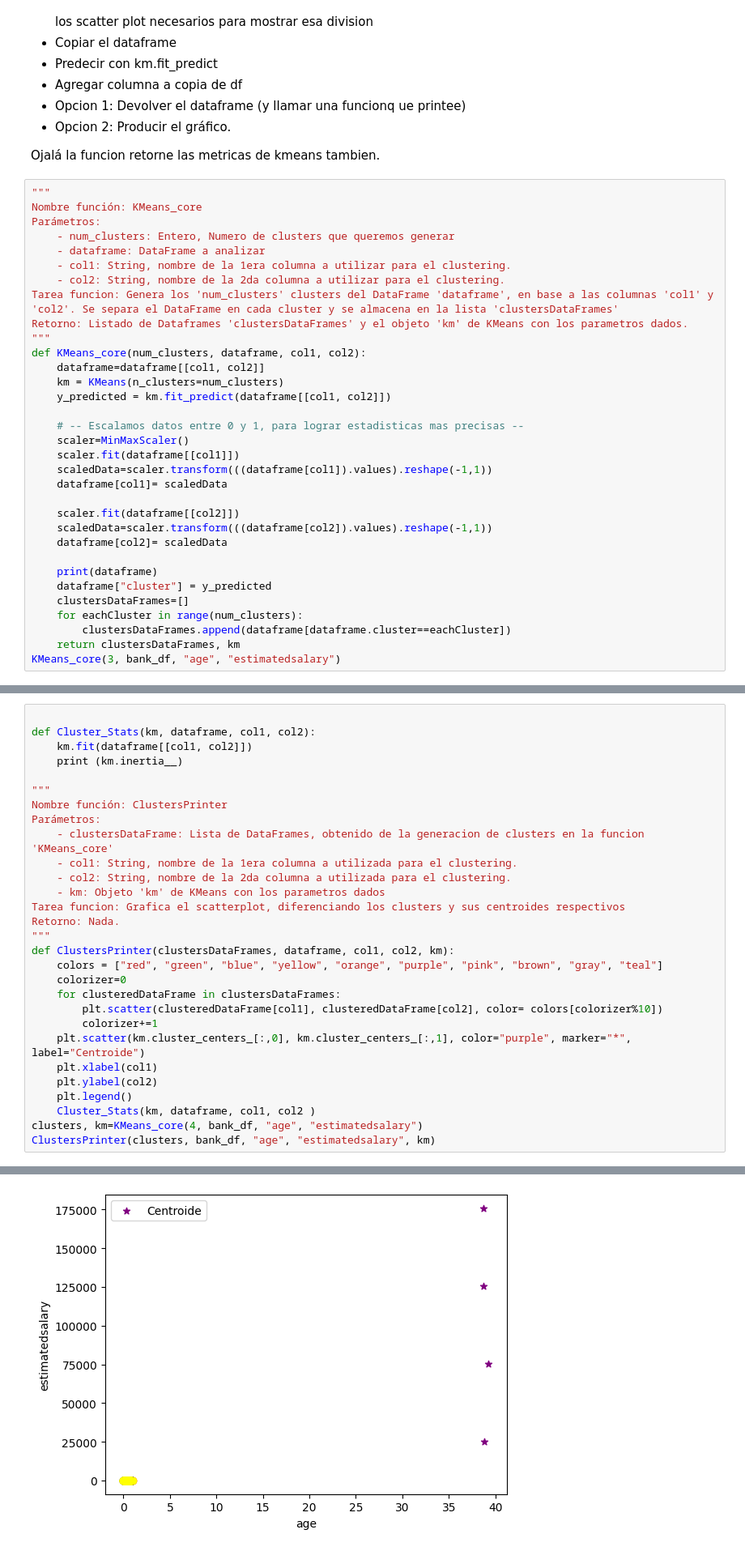
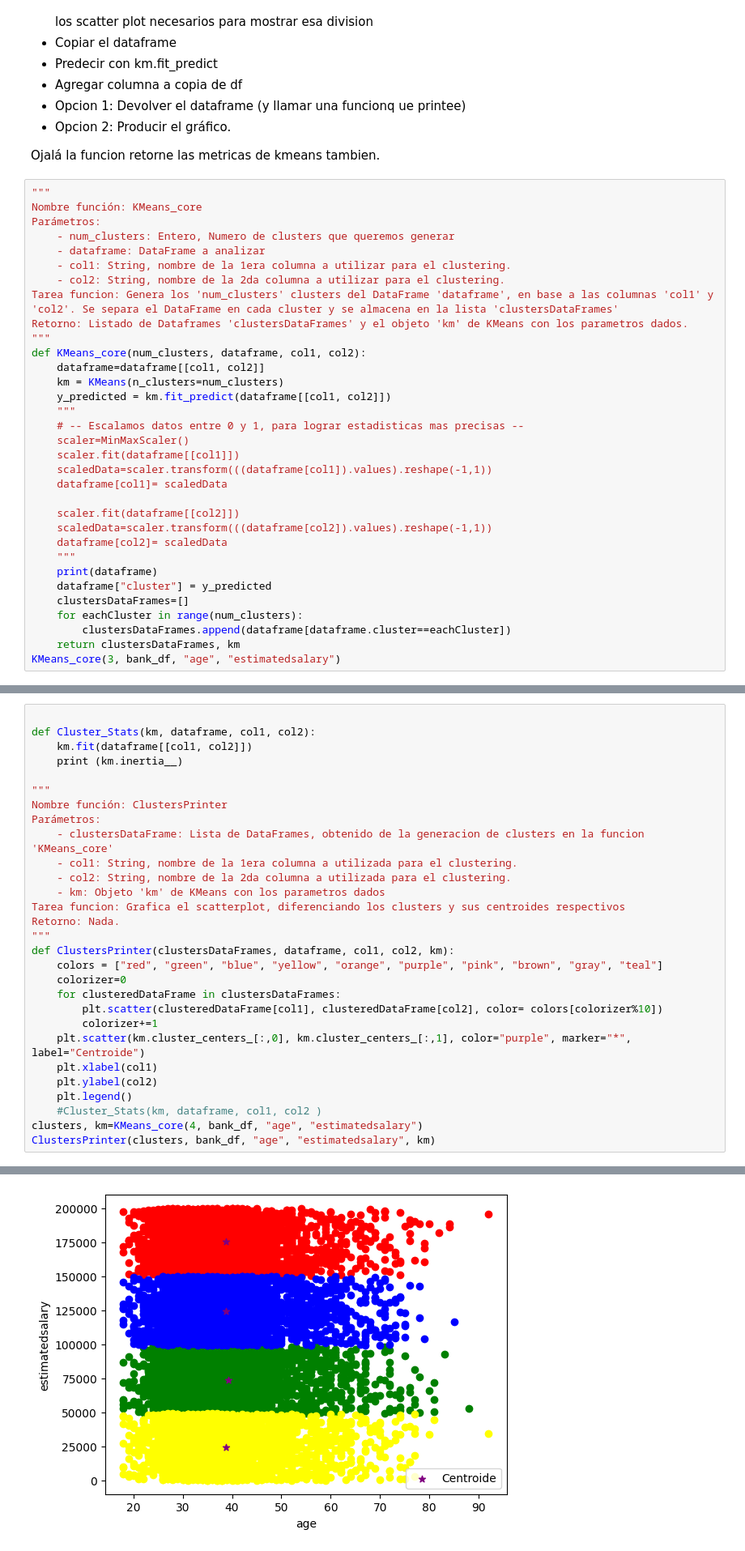
Before and after one commit to ElKroko/Data-Science, a Jupyter notebook: Tarea 3/Enunciado_Lab_3_Clustering_y_Reglas_de_Asociación.ipynb, the cells around one changed output, grey strips where cells are left out. Shown at 81% size. Cells and saved outputs as stored; diff of their text form.

```diff
--- a/Tarea 3/Enunciado_Lab_3_Clustering_y_Reglas_de_Asociación.ipynb
+++ b/Tarea 3/Enunciado_Lab_3_Clustering_y_Reglas_de_Asociación.ipynb
@@ -257,7 +257,7 @@ def KMeans_core(num_clusters, dataframe, col1, col2):
     dataframe=dataframe[[col1, col2]]
     km = KMeans(n_clusters=num_clusters)
     y_predicted = km.fit_predict(dataframe[[col1, col2]])
-
+    """
     # -- Escalamos datos entre 0 y 1, para lograr estadisticas mas precisas --
     scaler=MinMaxScaler()
     scaler.fit(dataframe[[col1]])
@@ -267,7 +267,7 @@ def KMeans_core(num_clusters, dataframe, col1, col2):
     scaler.fit(dataframe[[col2]])
     scaledData=scaler.transform(((dataframe[col2]).values).reshape(-1,1))
     dataframe[col2]= scaledData
-
+    """
     print(dataframe)
     dataframe["cluster"] = y_predicted
     clustersDataFrames=[]
@@ -348,7 +338,7 @@ def ClustersPrinter(clustersDataFrames, dataframe, col1, col2, km):
     plt.xlabel(col1)
     plt.ylabel(col2)
     plt.legend()
-    Cluster_Stats(km, dataframe, col1, col2 )
+    #Cluster_Stats(km, dataframe, col1, col2 )
 clusters, km=KMeans_core(4, bank_df, "age", "estimatedsalary")
 ClustersPrinter(clusters, bank_df, "age", "estimatedsalary", km)
 # %% [output]
@@ -385,4 +364,4 @@ AttributeError: 'KMeans' object has no attribute 'inertia__'
-[figure, old version]
+[figure, new version]
 # %% [markdown]
 Ideas que estamos barajando:
 
```
Also changed, not shown: parts of 4 cells of this notebook.
